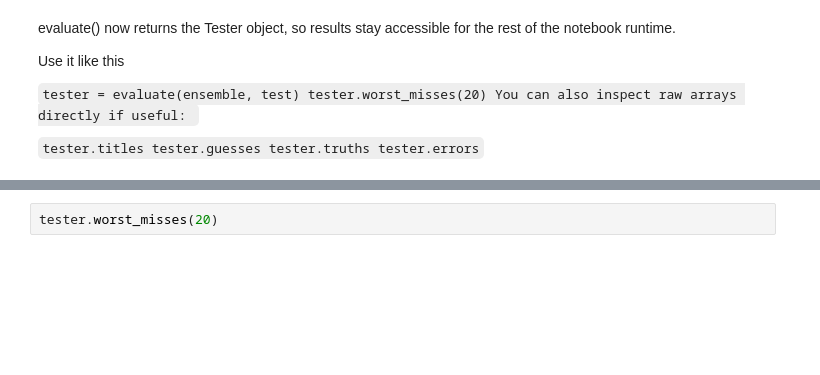
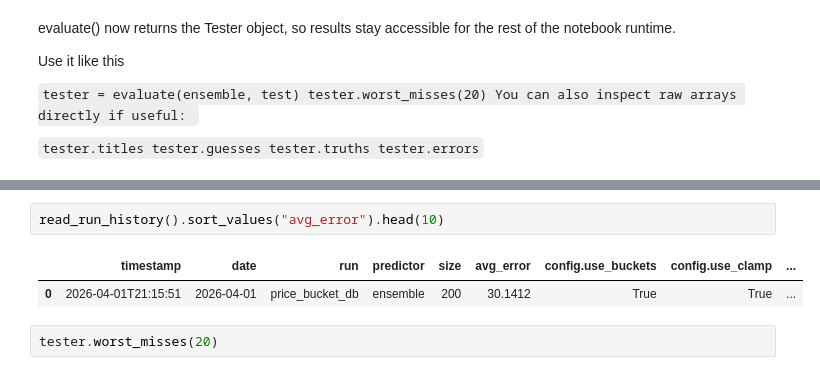
Before and after one commit to ElizaZadura/llm_engineering-ez, a Jupyter notebook: week8/day2.ipynb, the cells around one changed output, grey strips where cells are left out. Saved outputs shown, nothing was run; the diff lists cells and outputs as text; blank space fills up the shorter version.

```diff
--- a/week8/day2.ipynb
+++ b/week8/day2.ipynb
@@ -373,3 +466,8 @@ tester = evaluate(ensemble, test)
+# %%
+read_run_history().sort_values("avg_error").head(10)
+# %% [output]
+|  | timestamp | date | run | predictor | size | avg_error | config.use_buckets | config.use_clamp | ... |
+| 0 | 2026-04-01T21:15:51 | 2026-04-01 | price_bucket_db | ensemble | 200 | 30.1412 | True | True | ... |
 # %%
 tester.worst_misses(20)
 # %%
```
Also changed, not shown: parts of 14 cells of this notebook, 1 other file.
